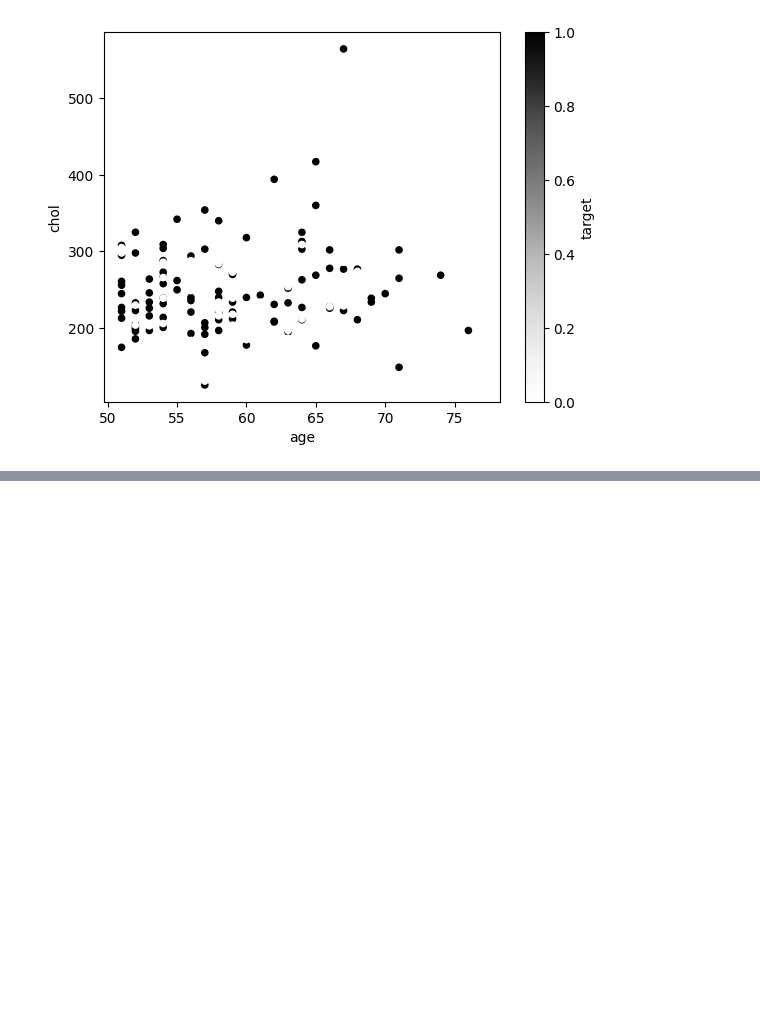
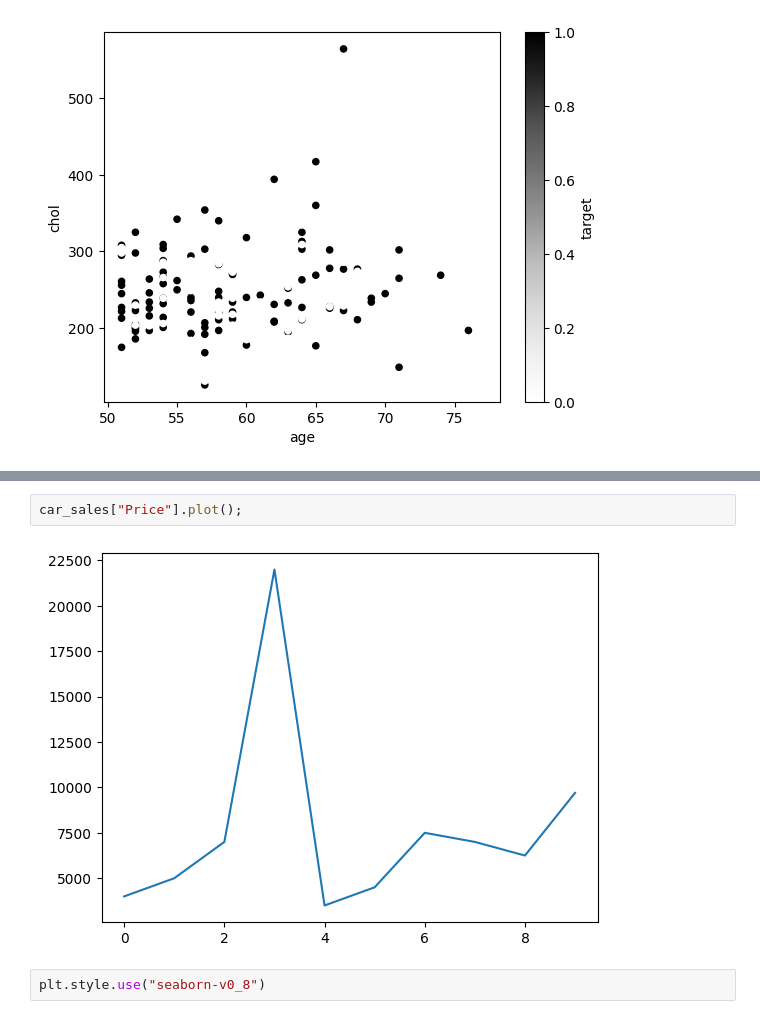
Before and after one commit to kis619/first_jupyter, a Jupyter notebook: Learning_matplotlib_ztm.ipynb, the cells around one changed output, grey strips where cells are left out. Drawn from its saved outputs; the diff is of its cells as text; blank space fills up the shorter version.

```diff
--- a/Learning_matplotlib_ztm.ipynb
+++ b/Learning_matplotlib_ztm.ipynb
@@ -380,0 +459,6 @@ over_50.plot(kind='scatter',
+# %%
+car_sales["Price"].plot();
+# %% [output]
+[figure, added]
+# %%
+plt.style.use("seaborn-v0_8")
```
Also changed, not shown: parts of 15 cells of this notebook.
